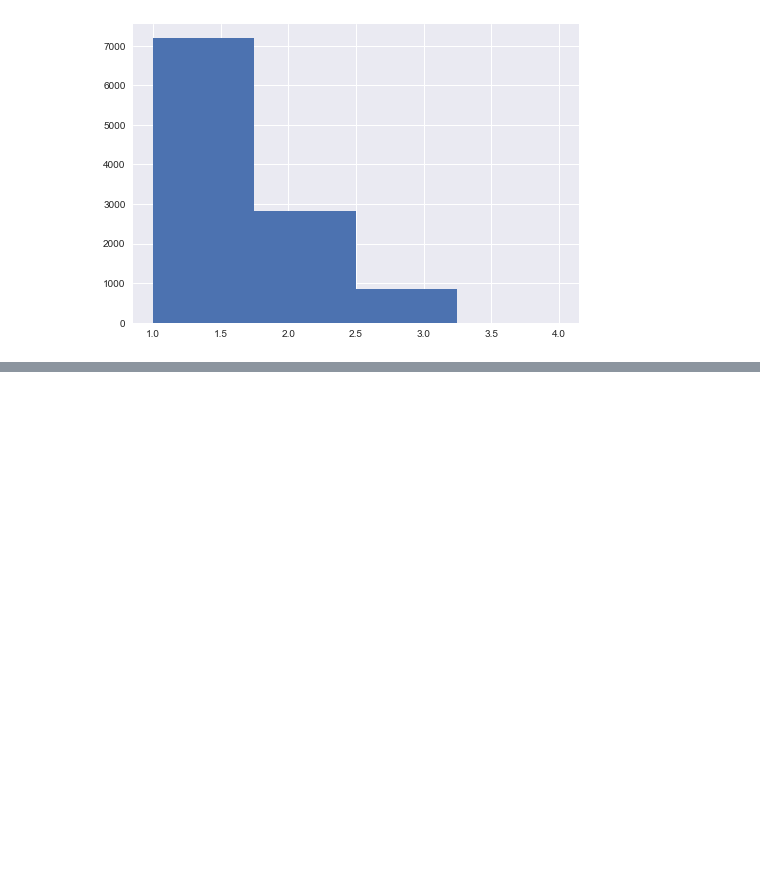
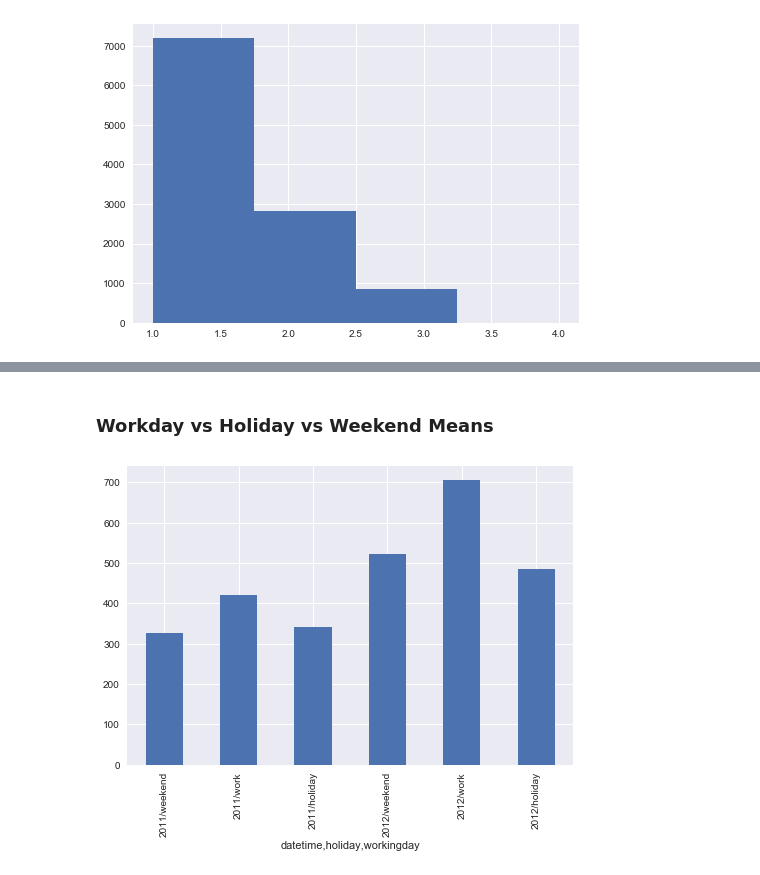
Before and after one commit to dkimpara/BikeShareKaggle, a Jupyter notebook: DataExploration.ipynb, the cells around one changed output, grey strips where cells are left out. Cells and saved outputs as stored; diff of their text form; code cells hidden in the pictures; blank space fills up the shorter version.

```diff
--- a/DataExploration.ipynb
+++ b/DataExploration.ipynb
@@ -102,0 +102,23 @@ data.groupby('holiday').describe()['count']
+# %% [markdown]
+### Workday vs Holiday vs Weekend Means
+# %%
+whw = data.groupby(['date',
+                    'holiday',
+                    'workingday',
+                    data.datetime.dt.year])['count'].max().groupby(['datetime',
+                                                                    'holiday',
+                                                                    'workingday']).mean()
+#
+ax = whw.plot(kind = 'bar')
+ax.set_xticklabels(['2011/weekend', '2011/work', '2011/holiday', '2012/weekend', '2012/work', '2012/holiday'])
+plt.show()
+
+#unneccessary code:
+#whw = pd.DataFrame(whw)
+#whw.loc[:, 'weekend'] =  np.logical_not(np.logical_or(np.array(whw.index.get_level_values(1)),
+#                                                      np.array(whw.index.get_level_values(2)))).astype(int)
+#whw.loc[:, 'hldy'] = np.array(whw.index.get_level_values(1))
+#whw.loc[:, 'wrkday'] = np.array(whw.index.get_level_values(2))
+#whw.groupby(['hldy', 'wrkday']).mean().plot(kind = 'bar')
+# %% [output]
+[figure, added]
```
Also changed, not shown: parts of 13 cells of this notebook.
